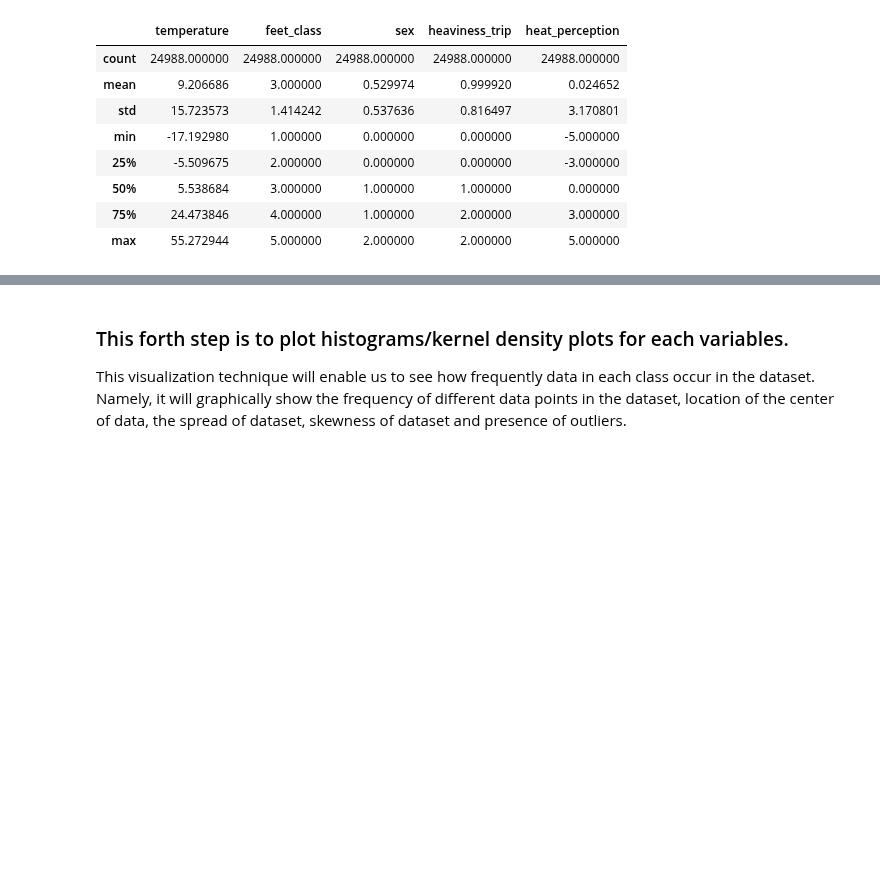
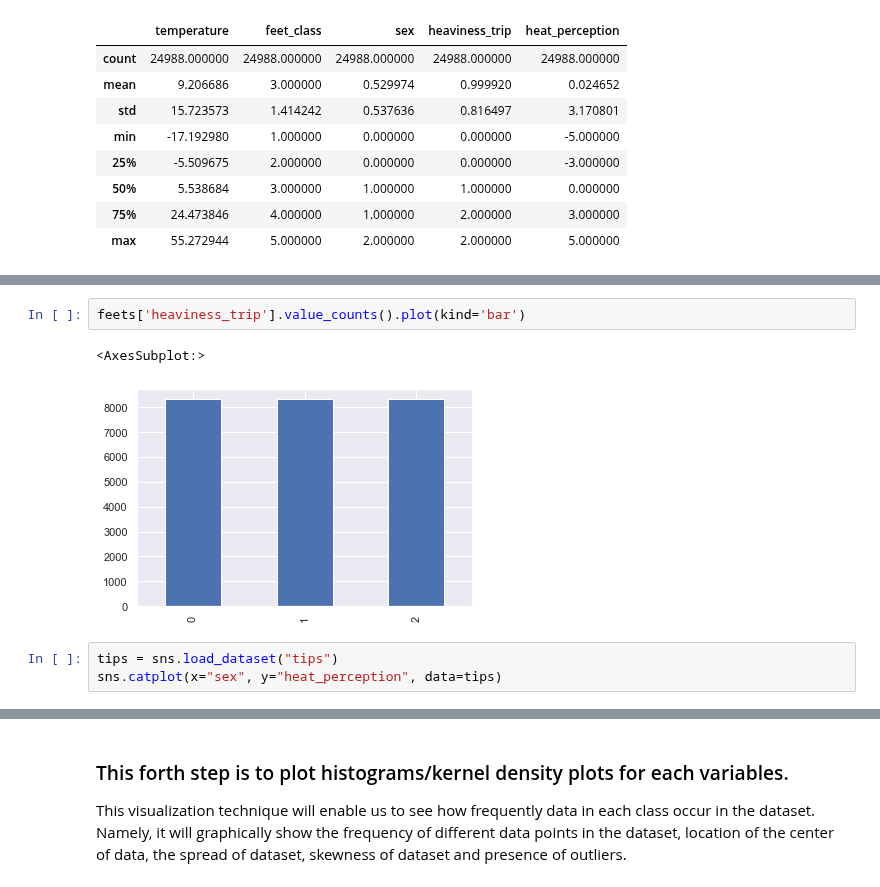
Before and after one commit to TechLabs-Berlin/wt21-commfy, a Jupyter notebook: multiclass_classification_feet.ipynb, the cells around one changed output, grey strips where cells are left out. Cells and saved outputs as stored; diff of their text form; blank space fills up the shorter version.

```diff
--- a/multiclass_classification_feet.ipynb
+++ b/multiclass_classification_feet.ipynb
@@ -168,0 +166,8 @@ Plotting the bar chart will show the class distribution of the independent varia
+# %%
+feets['heaviness_trip'].value_counts().plot(kind='bar')
+# %% [output]
+<AxesSubplot:>
+[figure, added]
+# %%
+tips = sns.load_dataset("tips")
+sns.catplot(x="sex", y="heat_perception", data=tips)
```
Also changed, not shown: parts of 11 cells of this notebook.
